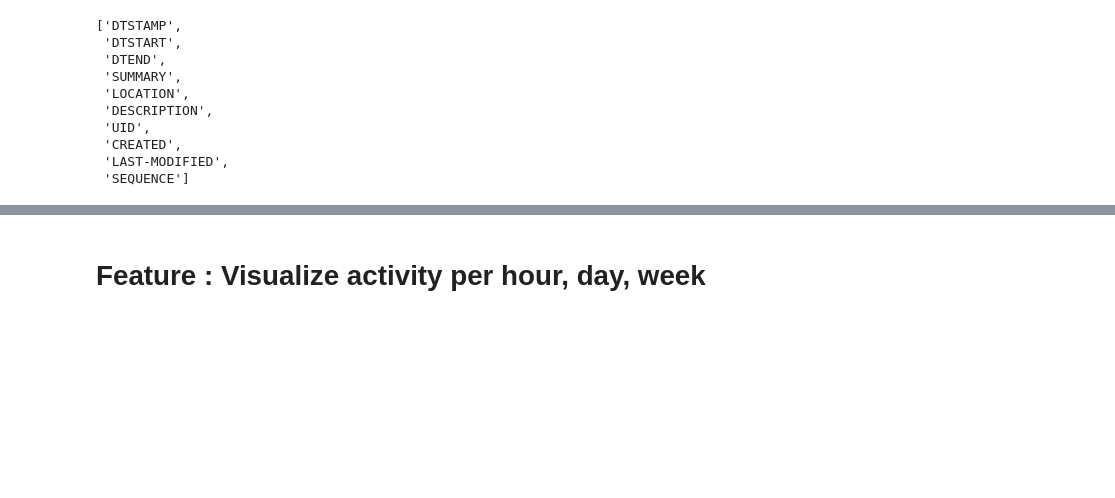
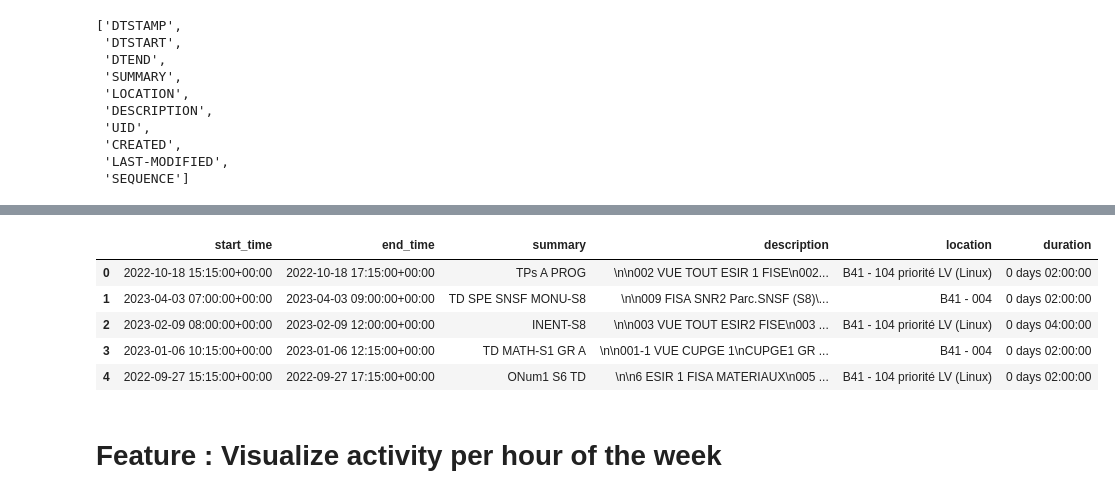
Before and after one commit to CodyAdam/data-engineering, a Jupyter notebook: Project/main.ipynb, the cells around one changed output, grey strips where cells are left out. Cells and saved outputs as stored; diff of their text form; code cells hidden in the pictures; blank space fills up the shorter version.

```diff
--- a/Project/main.ipynb
+++ b/Project/main.ipynb
@@ -71,2 +116,15 @@ df.head()
+# %%
+df['duration'] = df['end_time'] - df['start_time']
+hours10 = pd.Timedelta(hours=10)
+
+df = df[df['duration'] < hours10]
+df.head()
+# %% [output]
+|  | start_time | end_time | summary | description | location | duration |
+| 0 | 2022-10-18 15:15:00+00:00 | 2022-10-18 17:15:00+00:00 | TPs A PROG | \n\n002 VUE TOUT ESIR 1 FISE\n002... | B41 - 104 priorité LV (Linux) | 0 days 02:00:00 |
+| 1 | 2023-04-03 07:00:00+00:00 | 2023-04-03 09:00:00+00:00 | TD SPE SNSF MONU-S8 | \n\n009 FISA SNR2 Parc.SNSF (S8)\... | B41 - 004 | 0 days 02:00:00 |
+| 2 | 2023-02-09 08:00:00+00:00 | 2023-02-09 12:00:00+00:00 | INENT-S8 | \n\n003 VUE TOUT ESIR2 FISE\n003 ... | B41 - 104 priorité LV (Linux) | 0 days 04:00:00 |
+| 3 | 2023-01-06 10:15:00+00:00 | 2023-01-06 12:15:00+00:00 | TD MATH-S1 GR A | \n\n001-1 VUE CUPGE 1\nCUPGE1 GR ... | B41 - 004 | 0 days 02:00:00 |
+| 4 | 2022-09-27 15:15:00+00:00 | 2022-09-27 17:15:00+00:00 | ONum1 S6 TD | \n\n6 ESIR 1 FISA MATERIAUX\n005 ... | B41 - 104 priorité LV (Linux) | 0 days 02:00:00 |
 # %% [markdown]
-# Feature : Visualize activity per hour, day, week
+# Feature : Visualize activity per hour of the week
```
Also changed, not shown: parts of 15 cells of this notebook, 5 other files.
